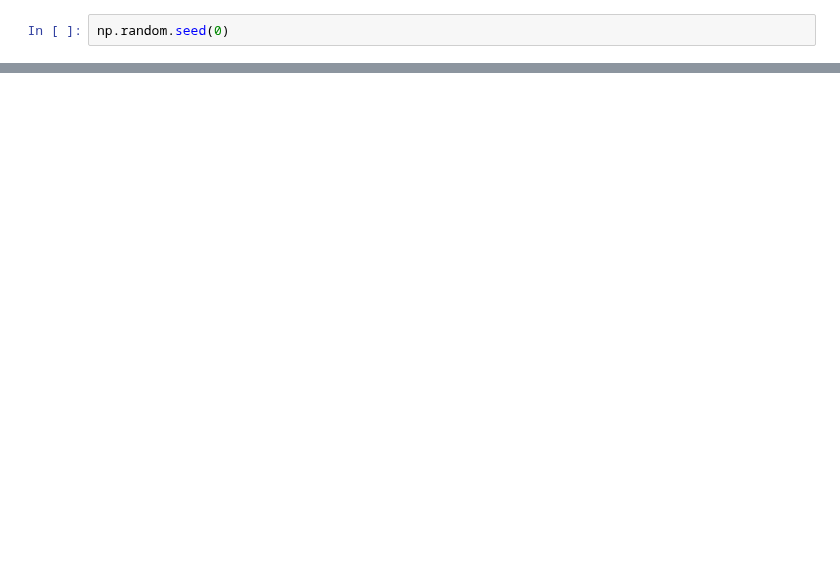
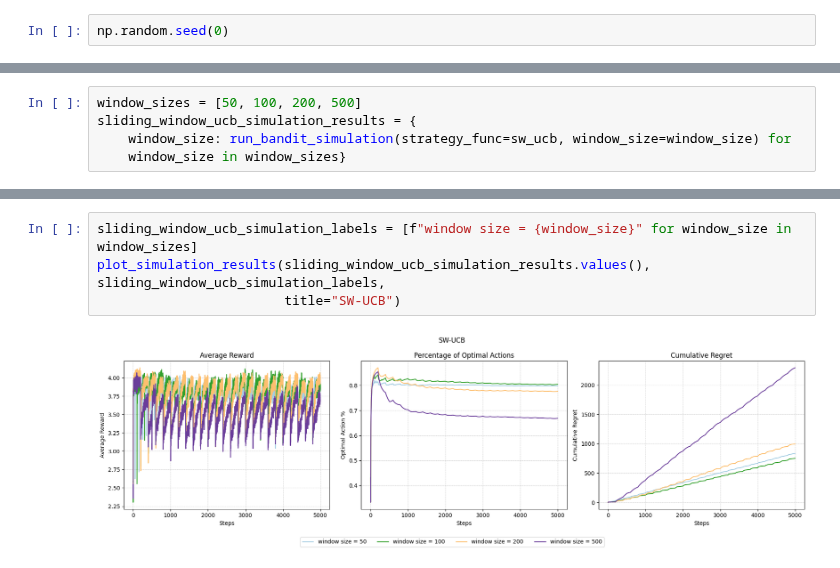
Before and after one commit to kuimetra/reinforcement_learning, a Jupyter notebook: final_project/part1.ipynb, the cells around one changed output, grey strips where cells are left out. Saved outputs shown, nothing was run; the diff lists cells and outputs as text; blank space fills up the shorter version.

```diff
--- a/final_project/part1.ipynb
+++ b/final_project/part1.ipynb
@@ -123,2 +173,7 @@ d_ucb_simulation_results = [run_bandit_simulation(strategy_func=d_ucb, gamma=gam
+# %%
+window_sizes = [50, 100, 200, 500]
+sliding_window_ucb_simulation_results = {
+    window_size: run_bandit_simulation(strategy_func=sw_ucb, window_size=window_size) for
+    window_size in window_sizes}
 # %%
 def plot_simulation_results(simulation_results, labels, title):
@@ -162,0 +217,6 @@ plot_simulation_results(d_ucb_simulation_results, d_ucb_simulation_labels, title
+# %%
+sliding_window_ucb_simulation_labels = [f"window size = {window_size}" for window_size in window_sizes]
+plot_simulation_results(sliding_window_ucb_simulation_results.values(), sliding_window_ucb_simulation_labels,
+                        title="SW-UCB")
+# %% [output]
+[figure, added]
```
Also changed, not shown: parts of 11 cells of this notebook.
